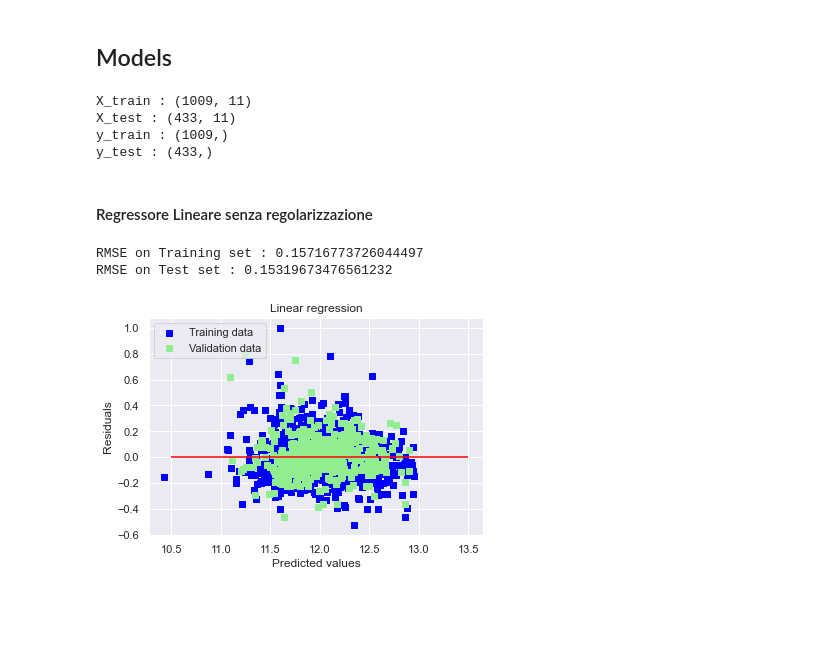
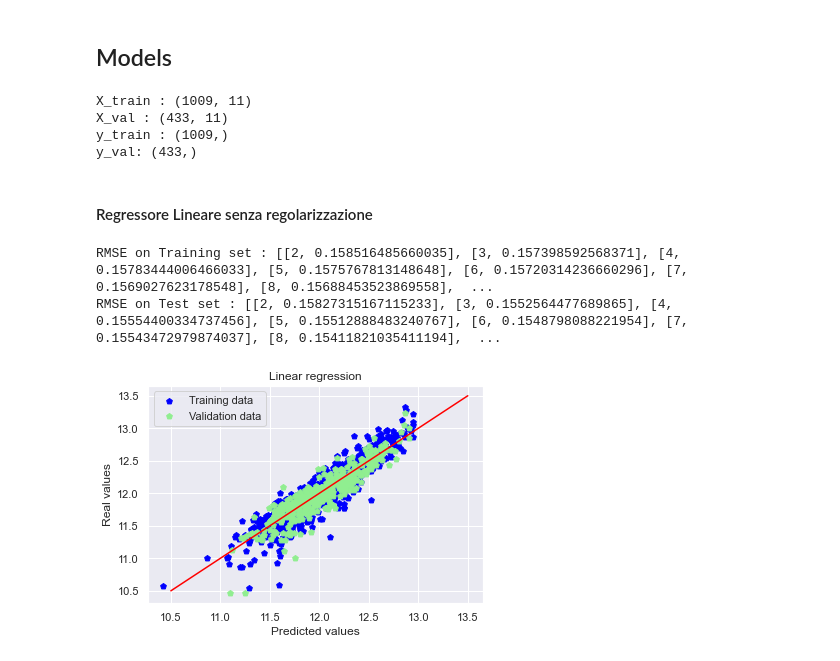
Before and after one commit to salvatore-drago/progettoBIGDATA-HousePrices, a Jupyter notebook: main.ipynb, the cells around one changed output. Cells and saved outputs as stored; diff of their text form; code cells hidden in the pictures; blank space fills up the shorter version.

```diff
--- a/main.ipynb
+++ b/main.ipynb
@@ -611,17 +611,17 @@ from sklearn.model_selection import cross_val_score, train_test_split
 from sklearn.metrics import mean_squared_error, make_scorer
 # %%
 y= X1.SalePrice
-X_train, X_test, y_train, y_test = train_test_split(X1[feature_columns], y, test_size = 0.3, random_state = 0)
+X_train, X_val, y_train, y_val = train_test_split(X1[feature_columns], y, test_size = 0.3, random_state = 0)
 
 print("X_train : " + str(X_train.shape))
-print("X_test : " + str(X_test.shape))
+print("X_val : " + str(X_val.shape))
 print("y_train : " + str(y_train.shape))
-print("y_test : " + str(y_test.shape))
+print("y_val: " + str(y_val.shape))
 # %% [output]
 X_train : (1009, 11)
-X_test : (433, 11)
+X_val : (433, 11)
 y_train : (1009,)
-y_test : (433,)
+y_val: (433,)
 # %%
 # Define error measure for official scoring : RMSE
 scorer = make_scorer(mean_squared_error, greater_is_better = False)
@@ -636,27 +644,28 @@ def rmse_cv_test(model):
 # %% [markdown]
 #### Regressore Lineare senza regolarizzazione
 # %%
+
 # Linear Regression
 lr = LinearRegression()
 lr.fit(X_train, y_train)
 
-# Look at predictions on training and validation set
-print("RMSE on Training set :", rmse_cv_train(lr).mean())
-print("RMSE on Test set :", rmse_cv_test(lr).mean())
+#Look at predictions on training and validation set
+print("RMSE on Training set :", rmse_cv_train(lr))
+print("RMSE on Test set :", rmse_cv_test(lr))
 y_train_pred = lr.predict(X_train)
-y_test_pred = lr.predict(X_test)
+y_test_pred = lr.predict(X_val)
 # %% [output]
-RMSE on Training set : 0.15716773726044497
-RMSE on Test set : 0.15319673476561232
+RMSE on Training set : [[2, 0.158516485660035], [3, 0.157398592568371], [4, 0.15783444006466033], [5, 0.1575767813148648], [6, 0.15720314236660296], [7, 0.1569027623178548], [8, 0.15688453523869558],  ...
+RMSE on Test set : [[2, 0.15827315167115233], [3, 0.1552564477689865], [4, 0.15554400334737456], [5, 0.15512888483240767], [6, 0.1548798088221954], [7, 0.15543472979874037], [8, 0.15411821035411194],  ...
 # %%
-# Plot residuals
-plt.scatter(y_train_pred, y_train_pred - y_train, c = "blue", marker = "s", label = "Training data")
-plt.scatter(y_test_pred, y_test_pred - y_test, c = "lightgreen", marker = "s", label = "Validation data")
+# Plot predictions
+plt.scatter(y_train_pred, y_train, c = "blue", marker = "p", label = "Training data")
+plt.scatter(y_test_pred, y_val, c = "lightgreen", marker = "p", label = "Validation data")
 plt.title("Linear regression")
 plt.xlabel("Predicted values")
-plt.ylabel("Residuals")
+plt.ylabel("Real values")
 plt.legend(loc = "upper left")
-plt.hlines(y = 0, xmin = 10.5, xmax = 13.5, color = "red")
+plt.plot([10.5, 13.5], [10.5, 13.5], c = "red")
 plt.show()
 # %% [output]
-[figure, old version]
+[figure, new version]
```
Also changed, not shown: parts of 6 cells of this notebook.
